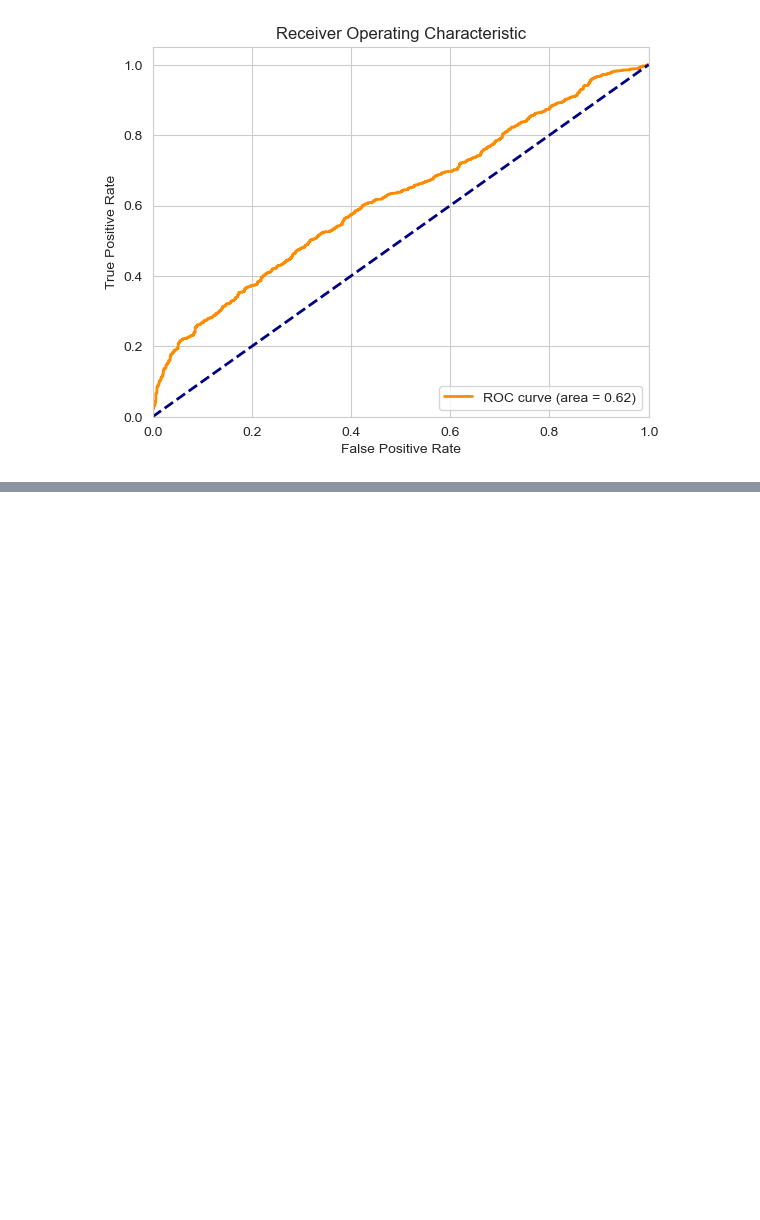
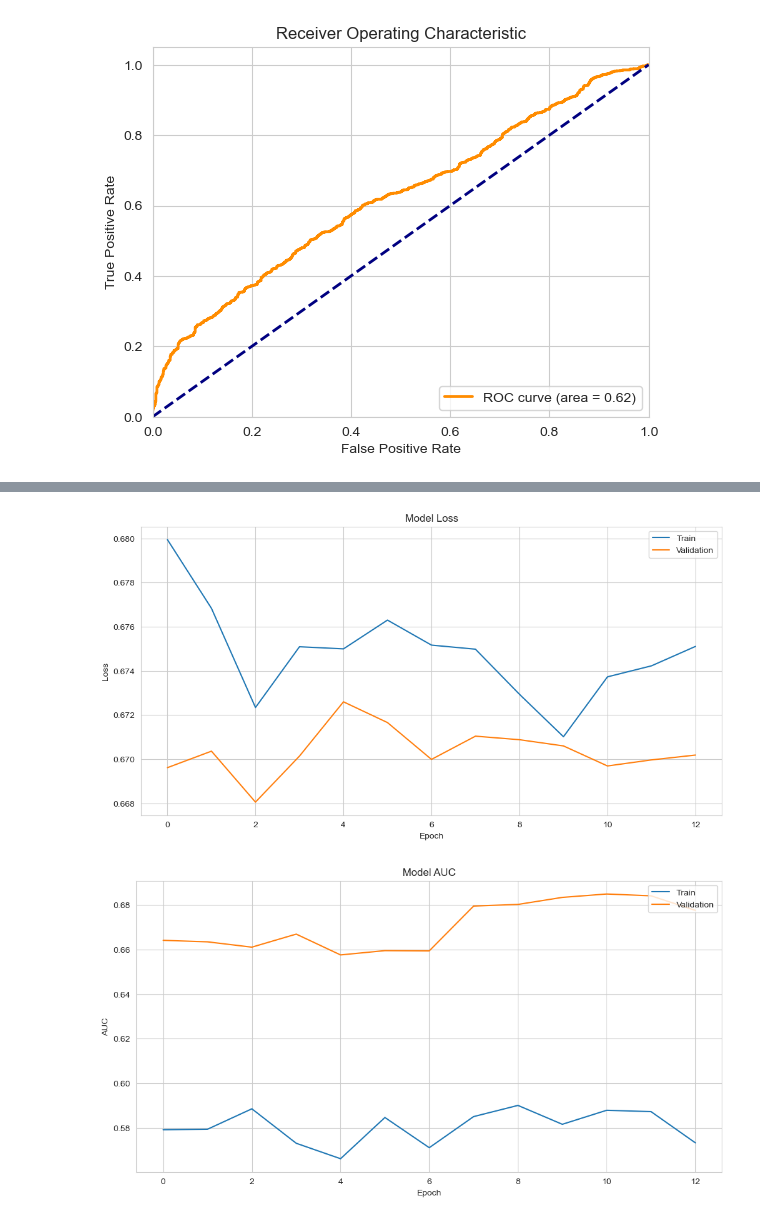
Before and after one commit to pranavsrinivas29/ETF-data-optimization-, a Jupyter notebook: RF_Month_newClassification.ipynb, the cells around one changed output, grey strips where cells are left out. Drawn from its saved outputs; the diff is of its cells as text; code cells hidden in the pictures; blank space fills up the shorter version.

Commit message:
Transformer Model

```diff
--- a/RF_Month_newClassification.ipynb
+++ b/RF_Month_newClassification.ipynb
@@ -1868,0 +1909,4 @@ weighted avg       0.62      0.56      0.54      2084
+# %%
+# Example usage
+input_shape = (train_data_reshaped.shape[1], train_data_reshaped.shape[2])
+transformer_model = build_transformer_model(input_shape, head_size=256, num_heads=4, ff_dim=256, num_blocks=4, dropout=0.3)
@@ -1868,0 +1966,28 @@ weighted avg       0.62      0.56      0.54      2084
+# %%
+import matplotlib.pyplot as plt
+
+# Plot training & validation loss values
+plt.figure(figsize=(12, 6))
+plt.plot(history.history['loss'])
+plt.plot(history.history['val_loss'])
+plt.title('Model Loss')
+plt.ylabel('Loss')
+plt.xlabel('Epoch')
+plt.legend(['Train', 'Validation'], loc='upper right')
+plt.show()
+
+# Plot training & validation AUC values
+plt.figure(figsize=(12, 6))
+auc_key = [key for key in history.history.keys() if 'auc' in key and not 'val' in key][0]
+val_auc_key = [key for key in history.history.keys() if 'val_auc' in key][0]
+
+plt.plot(history.history[auc_key])
+plt.plot(history.history[val_auc_key])
+plt.title('Model AUC')
+plt.ylabel('AUC')
+plt.xlabel('Epoch')
+plt.legend(['Train', 'Validation'], loc='upper right')
+plt.show()
+# %% [output]
+[figure, added]
+[figure, added]
```
Also changed, not shown: parts of 8 cells of this notebook.
